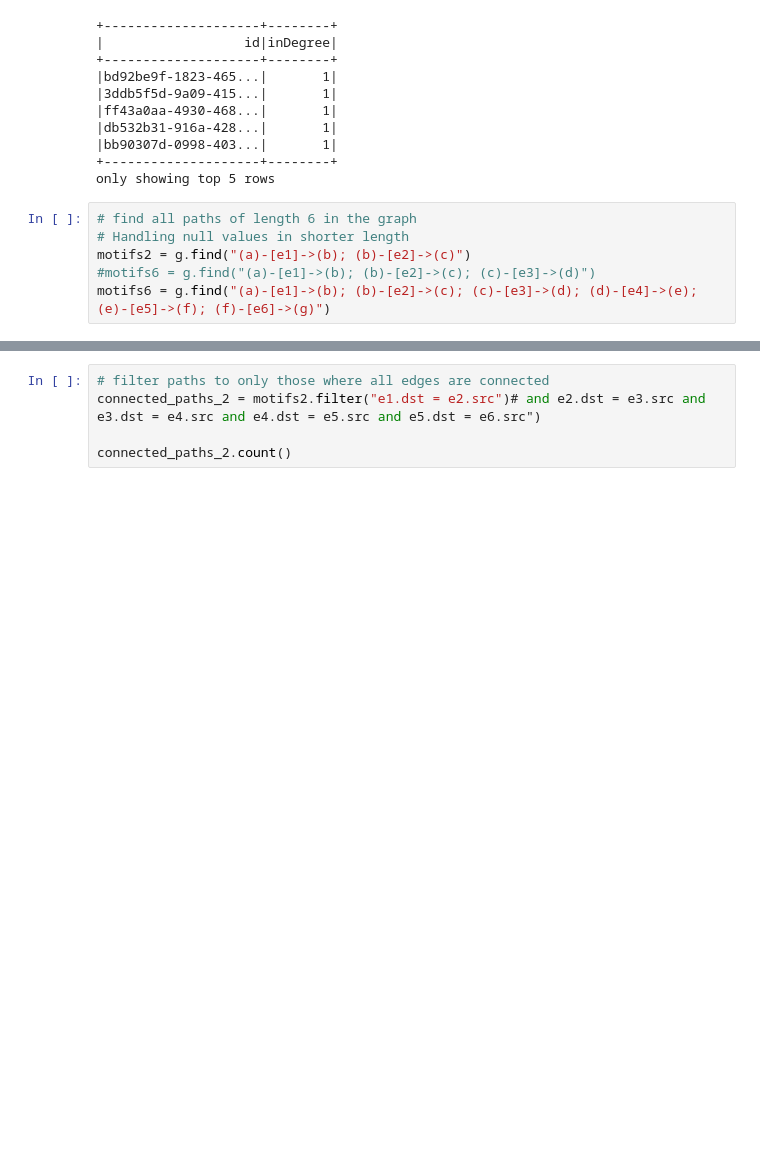
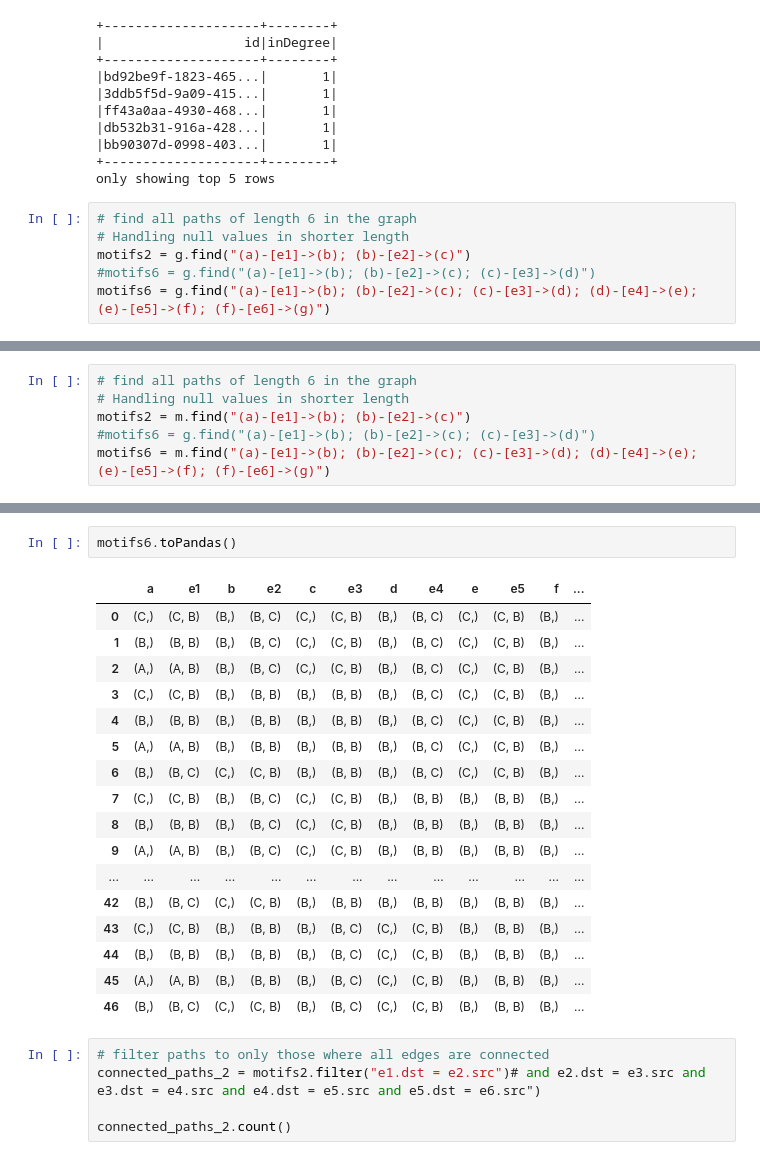
Before and after one commit to MBrend15/Public_Project_Repo, a Jupyter notebook: bam_create_graphframe_Edited.ipynb, the cells around one changed output, grey strips where cells are left out. Drawn from its saved outputs; the diff is of its cells as text; blank space fills up the shorter version.

```diff
--- a/bam_create_graphframe_Edited.ipynb
+++ b/bam_create_graphframe_Edited.ipynb
@@ -231,0 +529,6 @@ motifs6 = g.find("(a)-[e1]->(b); (b)-[e2]->(c); (c)-[e3]->(d); (d)-[e4]->(e); (e
+# %%
+# find all paths of length 6 in the graph
+# Handling null values in shorter length
+motifs2 = m.find("(a)-[e1]->(b); (b)-[e2]->(c)")
+#motifs6 = g.find("(a)-[e1]->(b); (b)-[e2]->(c); (c)-[e3]->(d)")
+motifs6 = m.find("(a)-[e1]->(b); (b)-[e2]->(c); (c)-[e3]->(d); (d)-[e4]->(e); (e)-[e5]->(f); (f)-[e6]->(g)")
@@ -232,3 +546,23 @@ motifs6 = g.find("(a)-[e1]->(b); (b)-[e2]->(c); (c)-[e3]->(d); (d)-[e4]->(e); (e
+# %%
+motifs6.toPandas()
+# %% [output]
+|  | a | e1 | b | e2 | c | e3 | d | e4 | e | e5 | f | ... |
+| 0 | (C,) | (C, B) | (B,) | (B, C) | (C,) | (C, B) | (B,) | (B, C) | (C,) | (C, B) | (B,) | ... |
+| 1 | (B,) | (B, B) | (B,) | (B, C) | (C,) | (C, B) | (B,) | (B, C) | (C,) | (C, B) | (B,) | ... |
+| 2 | (A,) | (A, B) | (B,) | (B, C) | (C,) | (C, B) | (B,) | (B, C) | (C,) | (C, B) | (B,) | ... |
+| 3 | (C,) | (C, B) | (B,) | (B, B) | (B,) | (B, B) | (B,) | (B, C) | (C,) | (C, B) | (B,) | ... |
+| 4 | (B,) | (B, B) | (B,) | (B, B) | (B,) | (B, B) | (B,) | (B, C) | (C,) | (C, B) | (B,) | ... |
+| 5 | (A,) | (A, B) | (B,) | (B, B) | (B,) | (B, B) | (B,) | (B, C) | (C,) | (C, B) | (B,) | ... |
+| 6 | (B,) | (B, C) | (C,) | (C, B) | (B,) | (B, B) | (B,) | (B, C) | (C,) | (C, B) | (B,) | ... |
+| 7 | (C,) | (C, B) | (B,) | (B, C) | (C,) | (C, B) | (B,) | (B, B) | (B,) | (B, B) | (B,) | ... |
+| 8 | (B,) | (B, B) | (B,) | (B, C) | (C,) | (C, B) | (B,) | (B, B) | (B,) | (B, B) | (B,) | ... |
+| 9 | (A,) | (A, B) | (B,) | (B, C) | (C,) | (C, B) | (B,) | (B, B) | (B,) | (B, B) | (B,) | ... |
+| ... | ... | ... | ... | ... | ... | ... | ... | ... | ... | ... | ... | ... |
+| 42 | (B,) | (B, C) | (C,) | (C, B) | (B,) | (B, B) | (B,) | (B, B) | (B,) | (B, B) | (B,) | ... |
+| 43 | (C,) | (C, B) | (B,) | (B, B) | (B,) | (B, C) | (C,) | (C, B) | (B,) | (B, B) | (B,) | ... |
+| 44 | (B,) | (B, B) | (B,) | (B, B) | (B,) | (B, C) | (C,) | (C, B) | (B,) | (B, B) | (B,) | ... |
+| 45 | (A,) | (A, B) | (B,) | (B, B) | (B,) | (B, C) | (C,) | (C, B) | (B,) | (B, B) | (B,) | ... |
+| 46 | (B,) | (B, C) | (C,) | (C, B) | (B,) | (B, C) | (C,) | (C, B) | (B,) | (B, B) | (B,) | ... |
 # %%
 # filter paths to only those where all edges are connected
 connected_paths_2 = motifs2.filter("e1.dst = e2.src")# and e2.dst = e3.src and e3.dst = e4.src and e4.dst = e5.src and e5.dst = e6.src")
```
Also changed, not shown: parts of 34 cells of this notebook, 11 other files.
